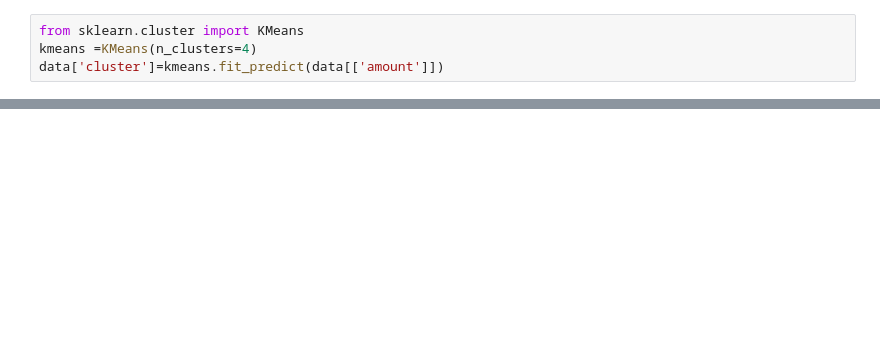
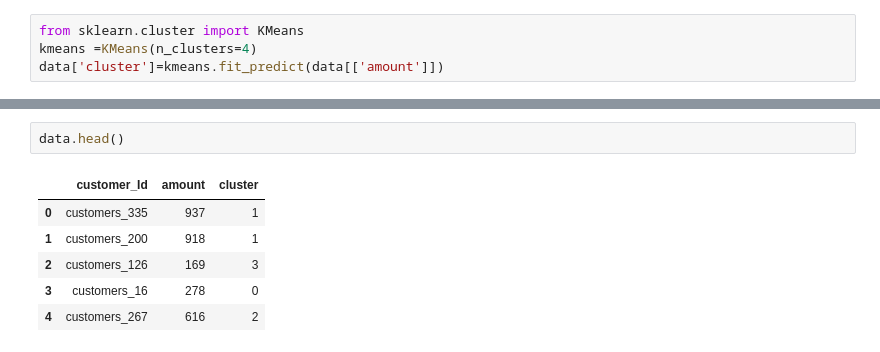
Before and after one commit to khushi-mahida/BASCIS_DATASCI_MACHINE-LEARNING-, a Jupyter notebook: customerSegmentationFinal.ipynb, the cells around one changed output, grey strips where cells are left out. Drawn from its saved outputs; the diff is of its cells as text; blank space fills up the shorter version.

```diff
--- a/customerSegmentationFinal.ipynb
+++ b/customerSegmentationFinal.ipynb
@@ -66,0 +79,9 @@ plt.scatter(data[[customer_Id']],data[['amount']],c= data[cluster] )
+# %%
+data.head()
+# %% [output]
+|  | customer_Id | amount | cluster |
+| 0 | customers_335 | 937 | 1 |
+| 1 | customers_200 | 918 | 1 |
+| 2 | customers_126 | 169 | 3 |
+| 3 | customers_16 | 278 | 0 |
+| 4 | customers_267 | 616 | 2 |
```
Also changed, not shown: parts of 8 cells of this notebook.
